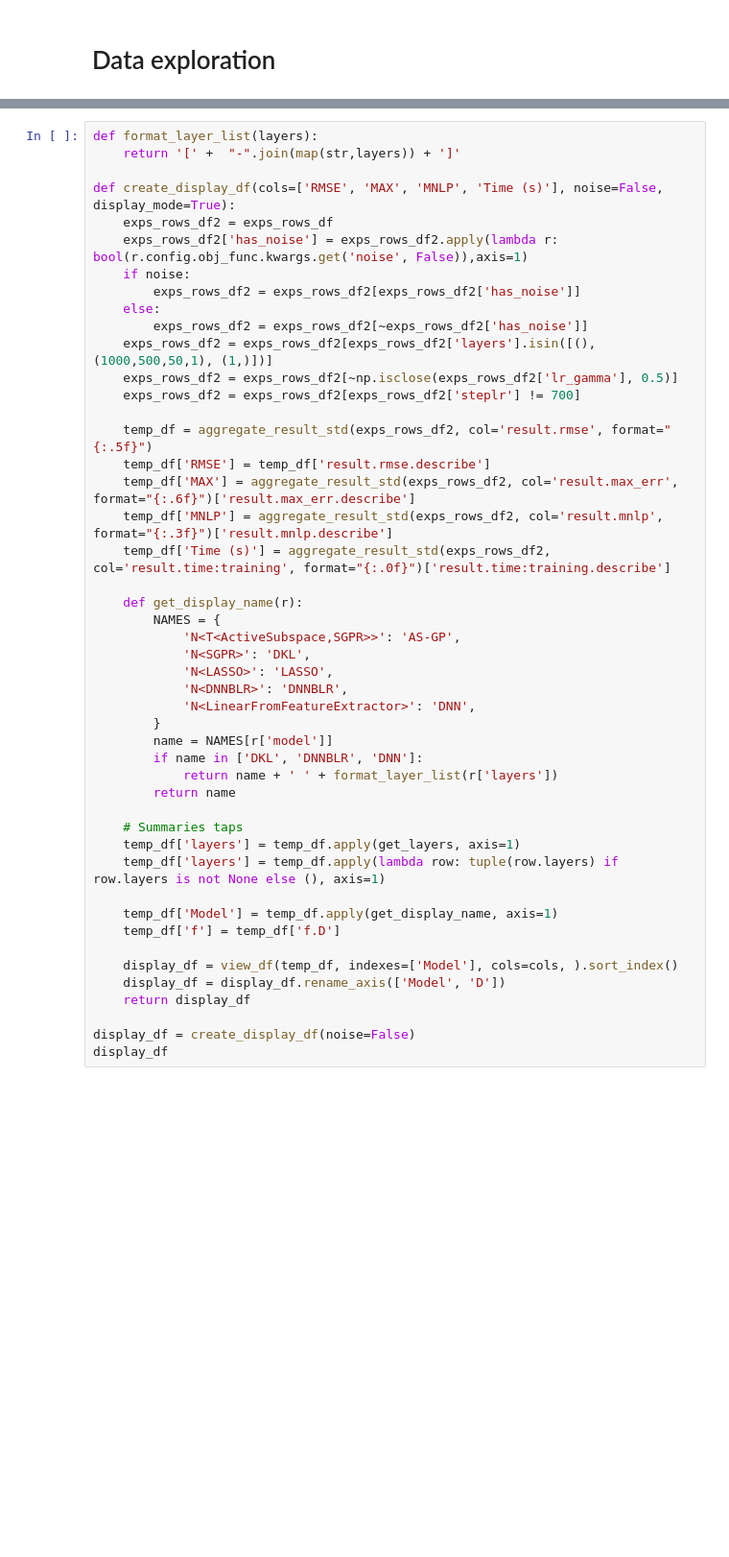
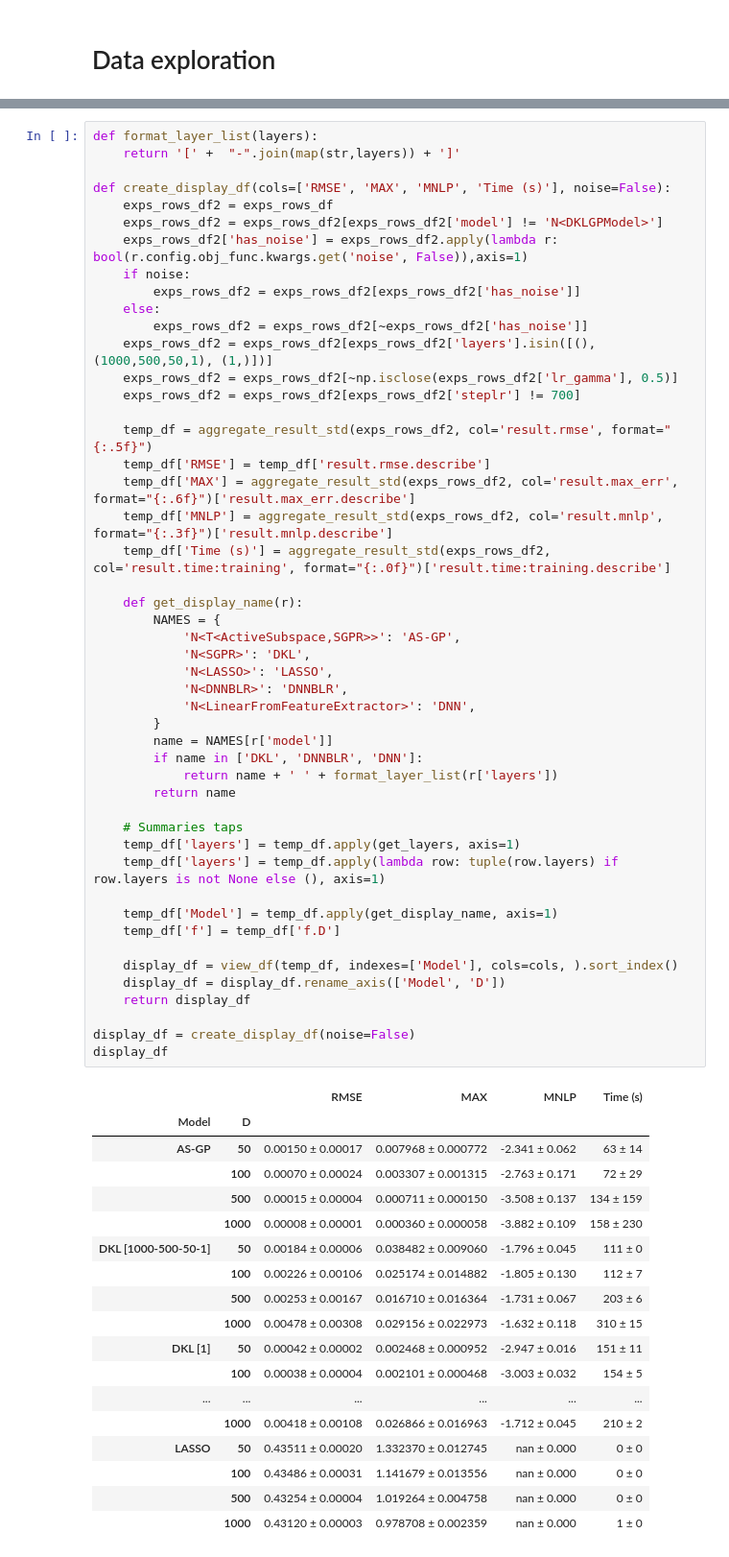
Before and after one commit to tmpethick/thesis-code, a Jupyter notebook: demo.ipynb, the cells around one changed output, grey strips where cells are left out. Shown at 96% size. Saved outputs shown, nothing was run; the diff lists cells and outputs as text; blank space fills up the shorter version.

```diff
--- a/demo.ipynb
+++ b/demo.ipynb
@@ -226,8 +233,9 @@ exp = select_experiment_with_rmse(temp_df, 0.010389)
 def format_layer_list(layers):
     return '[' +  "-".join(map(str,layers)) + ']'
 
-def create_display_df(cols=['RMSE', 'MAX', 'MNLP', 'Time (s)'], noise=False, display_mode=True):
+def create_display_df(cols=['RMSE', 'MAX', 'MNLP', 'Time (s)'], noise=False):
     exps_rows_df2 = exps_rows_df
+    exps_rows_df2 = exps_rows_df2[exps_rows_df2['model'] != 'N<DKLGPModel>']
     exps_rows_df2['has_noise'] = exps_rows_df2.apply(lambda r: bool(r.config.obj_func.kwargs.get('noise', False)),axis=1)
     if noise:
         exps_rows_df2 = exps_rows_df2[exps_rows_df2['has_noise']]
@@ -242,31 +250,50 @@ def create_display_df(cols=['RMSE', 'MAX', 'MNLP', 'Time (s)'], noise=False, dis
     temp_df['MAX'] = aggregate_result_std(exps_rows_df2, col='result.max_err', format="{:.6f}")['result.max_err.describe']
     temp_df['MNLP'] = aggregate_result_std(exps_rows_df2, col='result.mnlp', format="{:.3f}")['result.mnlp.describe']
     temp_df['Time (s)'] = aggregate_result_std(exps_rows_df2, col='result.time:training', format="{:.0f}")['result.time:training.describe']
 
     def get_display_name(r):
         NAMES = {
             'N<T<ActiveSubspace,SGPR>>': 'AS-GP',
             'N<SGPR>': 'DKL',
             'N<LASSO>': 'LASSO',
             'N<DNNBLR>': 'DNNBLR',
             'N<LinearFromFeatureExtractor>': 'DNN',
         }
         name = NAMES[r['model']]
         if name in ['DKL', 'DNNBLR', 'DNN']:
             return name + ' ' + format_layer_list(r['layers'])
         return name
 
     # Summaries taps
     temp_df['layers'] = temp_df.apply(get_layers, axis=1)
     temp_df['layers'] = temp_df.apply(lambda row: tuple(row.layers) if row.layers is not None else (), axis=1)
 
     temp_df['Model'] = temp_df.apply(get_display_name, axis=1)
     temp_df['f'] = temp_df['f.D']
 
     display_df = view_df(temp_df, indexes=['Model'], cols=cols, ).sort_index()
     display_df = display_df.rename_axis(['Model', 'D'])
     return display_df
 
 display_df = create_display_df(noise=False)
 display_df
+# %% [output]
+|  |  | RMSE | MAX | MNLP | Time (s) |
+| Model | D |  |  |  |  |
+| AS-GP | 50 | 0.00150 ± 0.00017 | 0.007968 ± 0.000772 | -2.341 ± 0.062 | 63 ± 14 |
+|  | 100 | 0.00070 ± 0.00024 | 0.003307 ± 0.001315 | -2.763 ± 0.171 | 72 ± 29 |
+|  | 500 | 0.00015 ± 0.00004 | 0.000711 ± 0.000150 | -3.508 ± 0.137 | 134 ± 159 |
+|  | 1000 | 0.00008 ± 0.00001 | 0.000360 ± 0.000058 | -3.882 ± 0.109 | 158 ± 230 |
+| DKL [1000-500-50-1] | 50 | 0.00184 ± 0.00006 | 0.038482 ± 0.009060 | -1.796 ± 0.045 | 111 ± 0 |
+|  | 100 | 0.00226 ± 0.00106 | 0.025174 ± 0.014882 | -1.805 ± 0.130 | 112 ± 7 |
+|  | 500 | 0.00253 ± 0.00167 | 0.016710 ± 0.016364 | -1.731 ± 0.067 | 203 ± 6 |
+|  | 1000 | 0.00478 ± 0.00308 | 0.029156 ± 0.022973 | -1.632 ± 0.118 | 310 ± 15 |
+| DKL [1] | 50 | 0.00042 ± 0.00002 | 0.002468 ± 0.000952 | -2.947 ± 0.016 | 151 ± 11 |
+|  | 100 | 0.00038 ± 0.00004 | 0.002101 ± 0.000468 | -3.003 ± 0.032 | 154 ± 5 |
+| ... | ... | ... | ... | ... | ... |
+|  | 1000 | 0.00418 ± 0.00108 | 0.026866 ± 0.016963 | -1.712 ± 0.045 | 210 ± 2 |
+| LASSO | 50 | 0.43511 ± 0.00020 | 1.332370 ± 0.012745 | nan ± 0.000 | 0 ± 0 |
+|  | 100 | 0.43486 ± 0.00031 | 1.141679 ± 0.013556 | nan ± 0.000 | 0 ± 0 |
+|  | 500 | 0.43254 ± 0.00004 | 1.019264 ± 0.004758 | nan ± 0.000 | 0 ± 0 |
+|  | 1000 | 0.43120 ± 0.00003 | 0.978708 ± 0.002359 | nan ± 0.000 | 1 ± 0 |
 # %%
```
Also changed, not shown: parts of 11 cells of this notebook, 10 other files.
